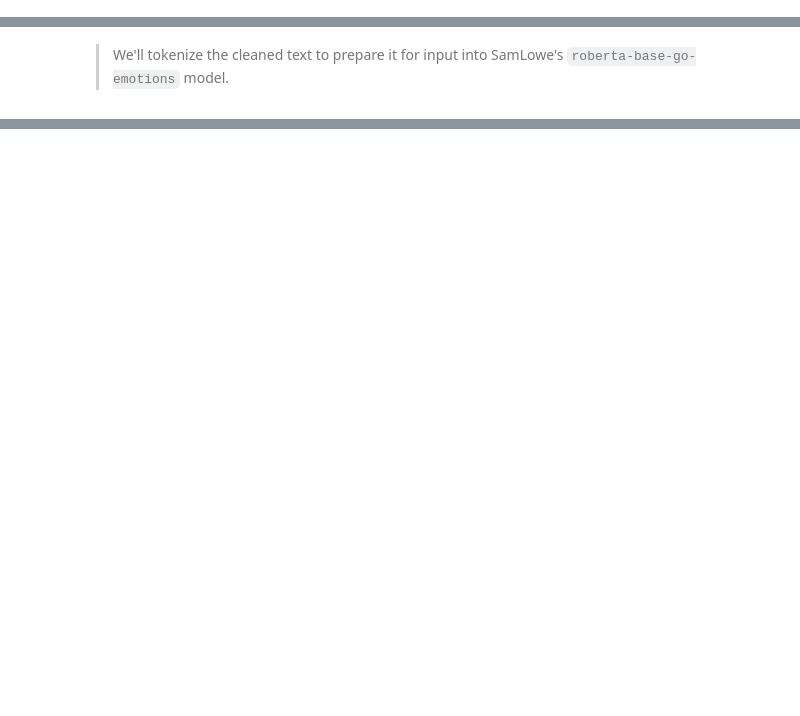
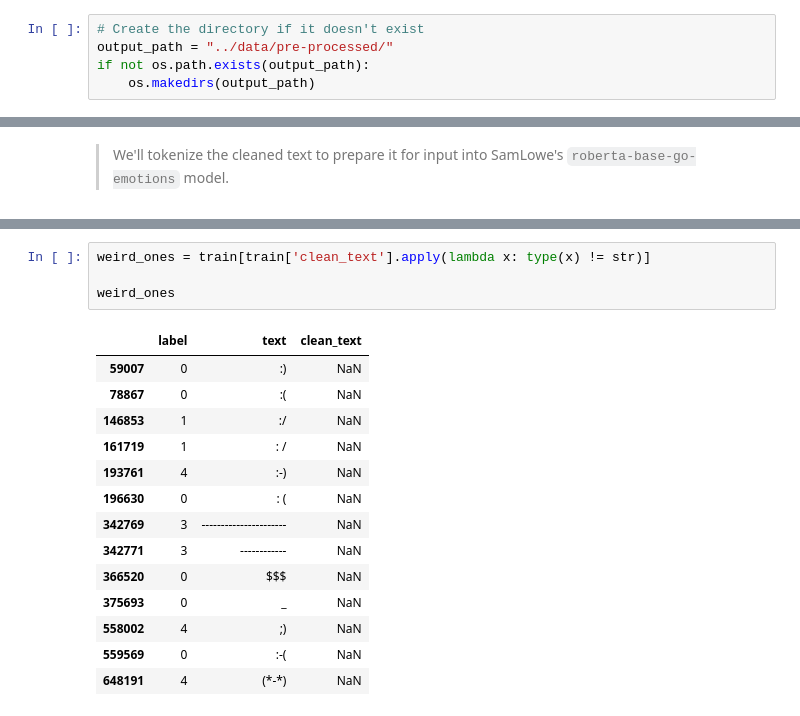
Before and after one commit to kangelamw/LLM-Project-DS, a Jupyter notebook: notebooks/1-preprocessing.ipynb, the cells around one changed output, grey strips where cells are left out. Saved outputs shown, nothing was run; the diff lists cells and outputs as text; blank space fills up the shorter version.

```diff
--- a/notebooks/1-preprocessing.ipynb
+++ b/notebooks/1-preprocessing.ipynb
@@ -174,0 +185,5 @@ train.head()
+# %%
+# Create the directory if it doesn't exist
+output_path = "../data/pre-processed/"
+if not os.path.exists(output_path):
+    os.makedirs(output_path)
@@ -176,0 +226,19 @@ train.head()
+# %%
+weird_ones = train[train['clean_text'].apply(lambda x: type(x) != str)]
+
+weird_ones
+# %% [output]
+|  | label | text | clean_text |
+| 59007 | 0 | :) | NaN |
+| 78867 | 0 | :( | NaN |
+| 146853 | 1 | :/ | NaN |
+| 161719 | 1 | : / | NaN |
+| 193761 | 4 | :-) | NaN |
+| 196630 | 0 | : ( | NaN |
+| 342769 | 3 | ---------------------- | NaN |
+| 342771 | 3 | ------------ | NaN |
+| 366520 | 0 | $$$ | NaN |
+| 375693 | 0 | _ | NaN |
+| 558002 | 4 | ;) | NaN |
+| 559569 | 0 | :-( | NaN |
+| 648191 | 4 | (*-*) | NaN |
```
Also changed, not shown: parts of 62 cells of this notebook, 2 other files.
